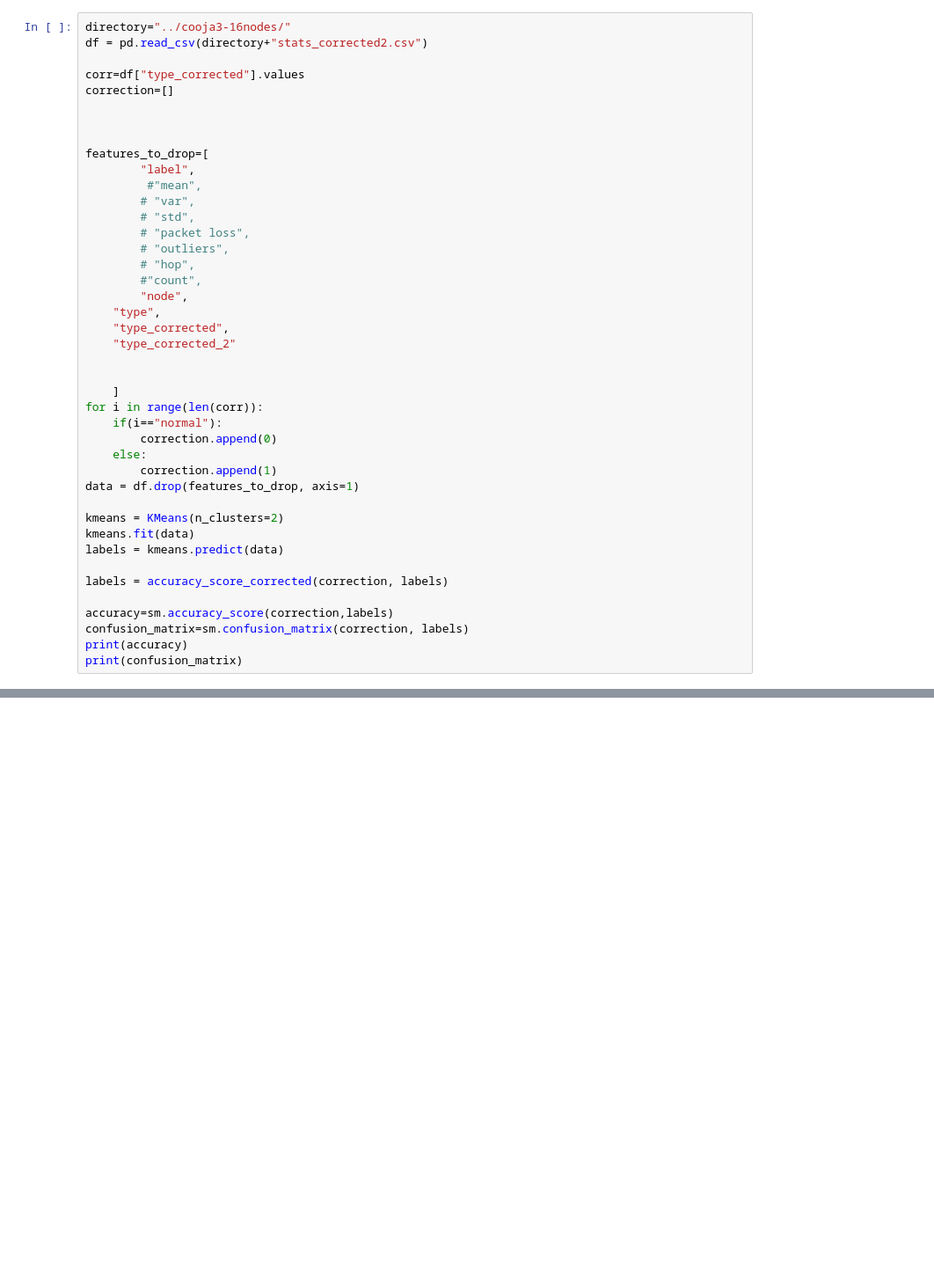
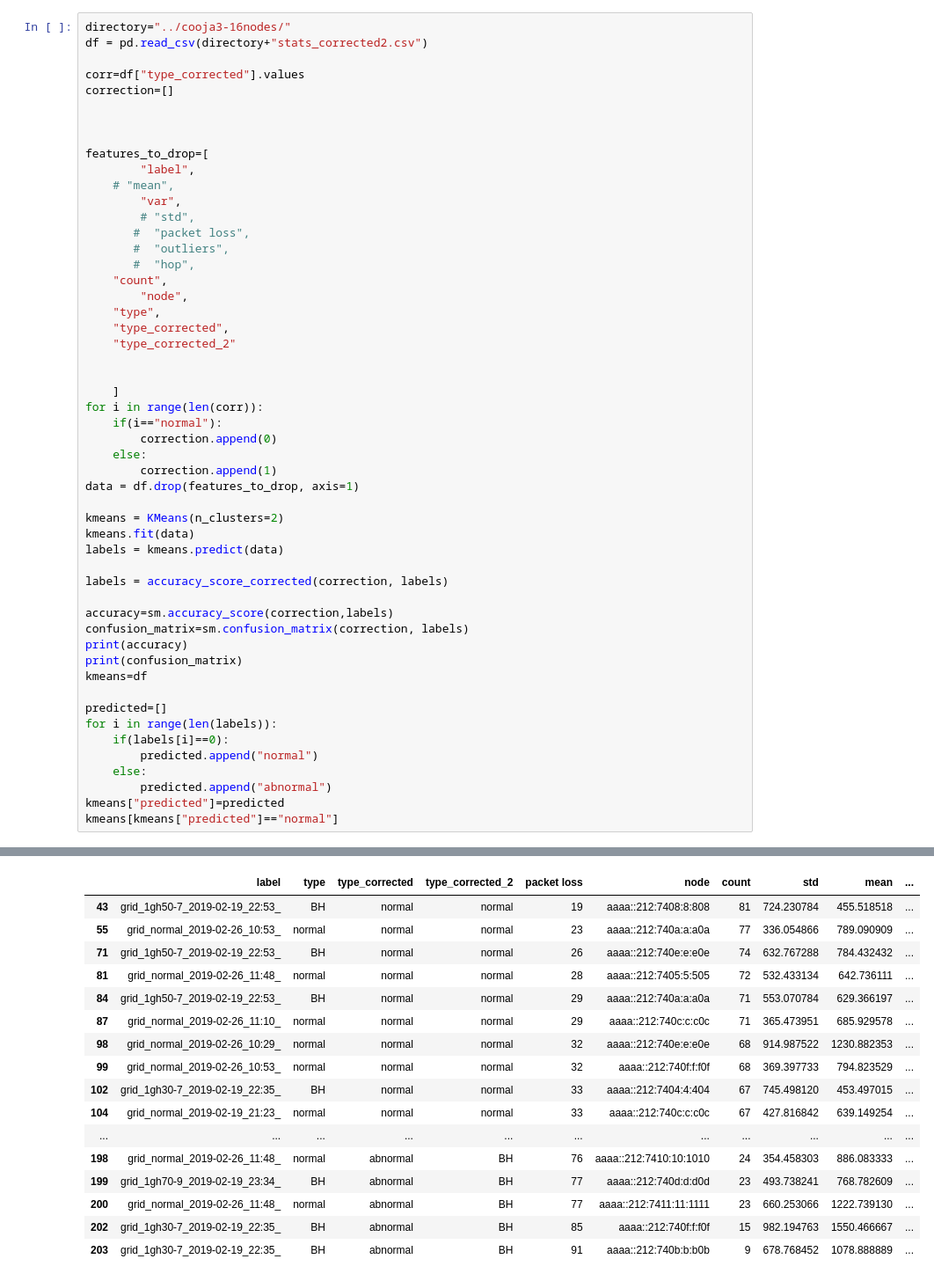
Before and after one commit to ichatz/iot-netprofiler, a Jupyter notebook: results/Nodes corrected.ipynb, the cells around one changed output, grey strips where cells are left out. Shown at 88% size. Cells and saved outputs as stored; diff of their text form; blank space fills up the shorter version.

```diff
--- a/results/Nodes corrected.ipynb
+++ b/results/Nodes corrected.ipynb
@@ -17,13 +23,13 @@ correction=[]
 
 features_to_drop=[
         "label",
-         #"mean",
-        # "var",
+    # "mean",
+        "var",
         # "std",
-        # "packet loss",
-        # "outliers",
-        # "hop",
-        #"count",
+       #  "packet loss",
+       #  "outliers",
+       #  "hop",
+    "count",
         "node",
     "type",
     "type_corrected",
@@ -48,4 +54,14 @@ accuracy=sm.accuracy_score(correction,labels)
 confusion_matrix=sm.confusion_matrix(correction, labels)
 print(accuracy)
 print(confusion_matrix)
+kmeans=df
+
+predicted=[]
+for i in range(len(labels)):
+    if(labels[i]==0):
+        predicted.append("normal")
+    else:
+        predicted.append("abnormal")
+kmeans["predicted"]=predicted
+kmeans[kmeans["predicted"]=="normal"]
 # %% [output]
@@ -54,0 +71,17 @@ print(confusion_matrix)
+|  | label | type | type_corrected | type_corrected_2 | packet loss | node | count | std | mean | ... |
+| 43 | grid_1gh50-7_2019-02-19_22:53_ | BH | normal | normal | 19 | aaaa::212:7408:8:808 | 81 | 724.230784 | 455.518518 | ... |
+| 55 | grid_normal_2019-02-26_10:53_ | normal | normal | normal | 23 | aaaa::212:740a:a:a0a | 77 | 336.054866 | 789.090909 | ... |
+| 71 | grid_1gh50-7_2019-02-19_22:53_ | BH | normal | normal | 26 | aaaa::212:740e:e:e0e | 74 | 632.767288 | 784.432432 | ... |
+| 81 | grid_normal_2019-02-26_11:48_ | normal | normal | normal | 28 | aaaa::212:7405:5:505 | 72 | 532.433134 | 642.736111 | ... |
+| 84 | grid_1gh50-7_2019-02-19_22:53_ | BH | normal | normal | 29 | aaaa::212:740a:a:a0a | 71 | 553.070784 | 629.366197 | ... |
+| 87 | grid_normal_2019-02-26_11:10_ | normal | normal | normal | 29 | aaaa::212:740c:c:c0c | 71 | 365.473951 | 685.929578 | ... |
+| 98 | grid_normal_2019-02-26_10:29_ | normal | normal | normal | 32 | aaaa::212:740e:e:e0e | 68 | 914.987522 | 1230.882353 | ... |
+| 99 | grid_normal_2019-02-26_10:53_ | normal | normal | normal | 32 | aaaa::212:740f:f:f0f | 68 | 369.397733 | 794.823529 | ... |
+| 102 | grid_1gh30-7_2019-02-19_22:35_ | BH | normal | normal | 33 | aaaa::212:7404:4:404 | 67 | 745.498120 | 453.497015 | ... |
+| 104 | grid_normal_2019-02-19_21:23_ | normal | normal | normal | 33 | aaaa::212:740c:c:c0c | 67 | 427.816842 | 639.149254 | ... |
+| ... | ... | ... | ... | ... | ... | ... | ... | ... | ... | ... |
+| 198 | grid_normal_2019-02-26_11:48_ | normal | abnormal | BH | 76 | aaaa::212:7410:10:1010 | 24 | 354.458303 | 886.083333 | ... |
+| 199 | grid_1gh70-9_2019-02-19_23:34_ | BH | abnormal | BH | 77 | aaaa::212:740d:d:d0d | 23 | 493.738241 | 768.782609 | ... |
+| 200 | grid_normal_2019-02-26_11:48_ | normal | abnormal | BH | 77 | aaaa::212:7411:11:1111 | 23 | 660.253066 | 1222.739130 | ... |
+| 202 | grid_1gh30-7_2019-02-19_22:35_ | BH | abnormal | BH | 85 | aaaa::212:740f:f:f0f | 15 | 982.194763 | 1550.466667 | ... |
+| 203 | grid_1gh30-7_2019-02-19_22:35_ | BH | abnormal | BH | 91 | aaaa::212:740b:b:b0b | 9 | 678.768452 | 1078.888889 | ... |
```
Also changed, not shown: parts of 16 cells of this notebook, 1 other file.
